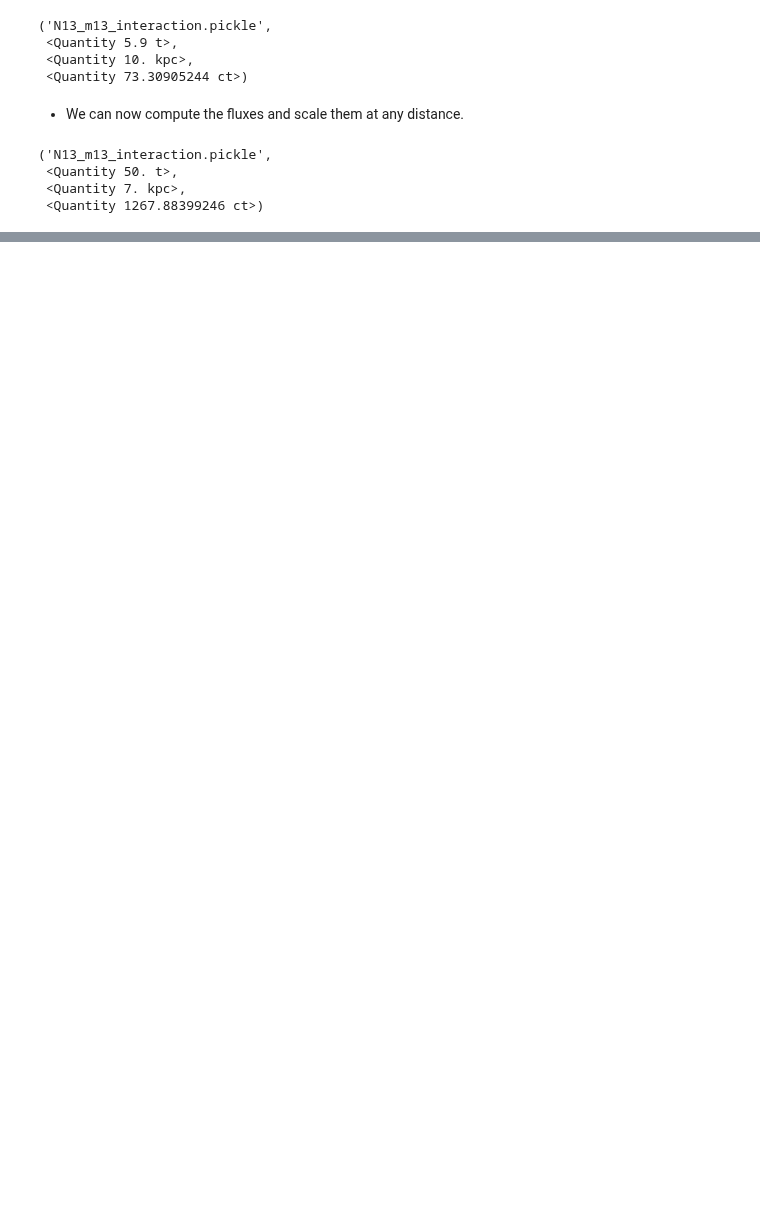
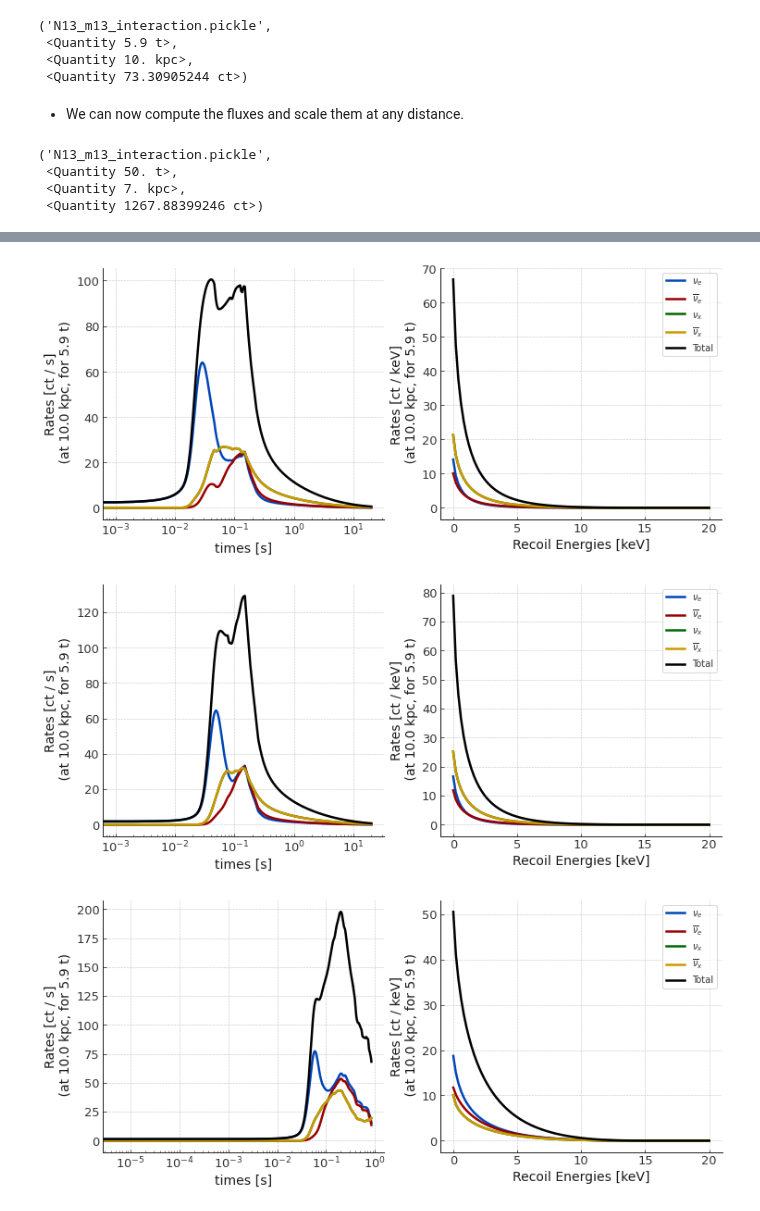
Before and after one commit to XENONnT/multimessenger, a Jupyter notebook: notebooks/SNAX-tutorial.ipynb, the cells around one changed output, grey strips where cells are left out. Saved outputs shown, nothing was run; the diff lists cells and outputs as text; code cells hidden in the pictures; blank space fills up the shorter version.

```diff
--- a/notebooks/SNAX-tutorial.ipynb
+++ b/notebooks/SNAX-tutorial.ipynb
@@ -308,0 +435,7 @@ axes[-1].set_xlim(5e-6, None)
+# %%
+for m in interactions.values():
+    m.plot_rates()
+# %% [output]
+[figure, added]
+[figure, added]
+[figure, added]
```
Also changed, not shown: parts of 45 cells of this notebook.
